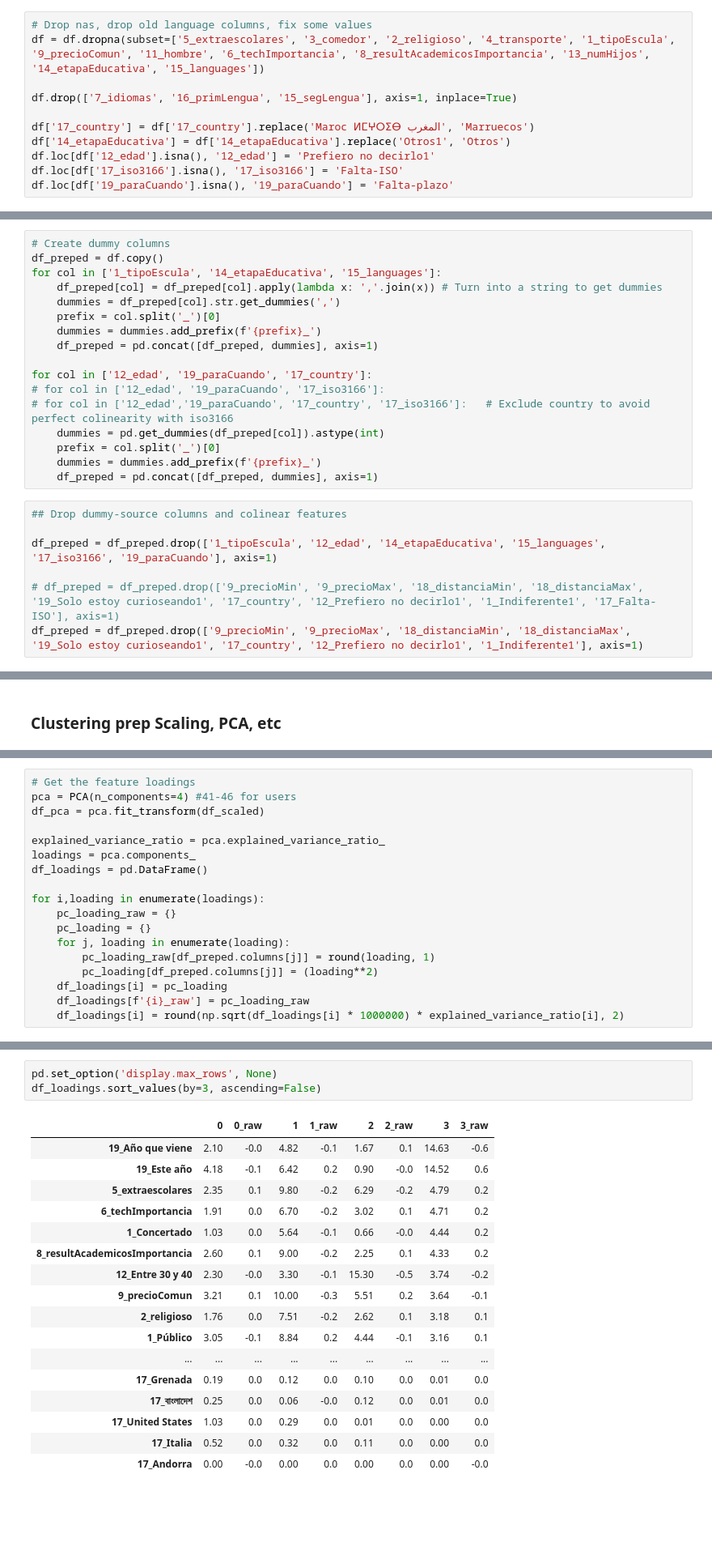
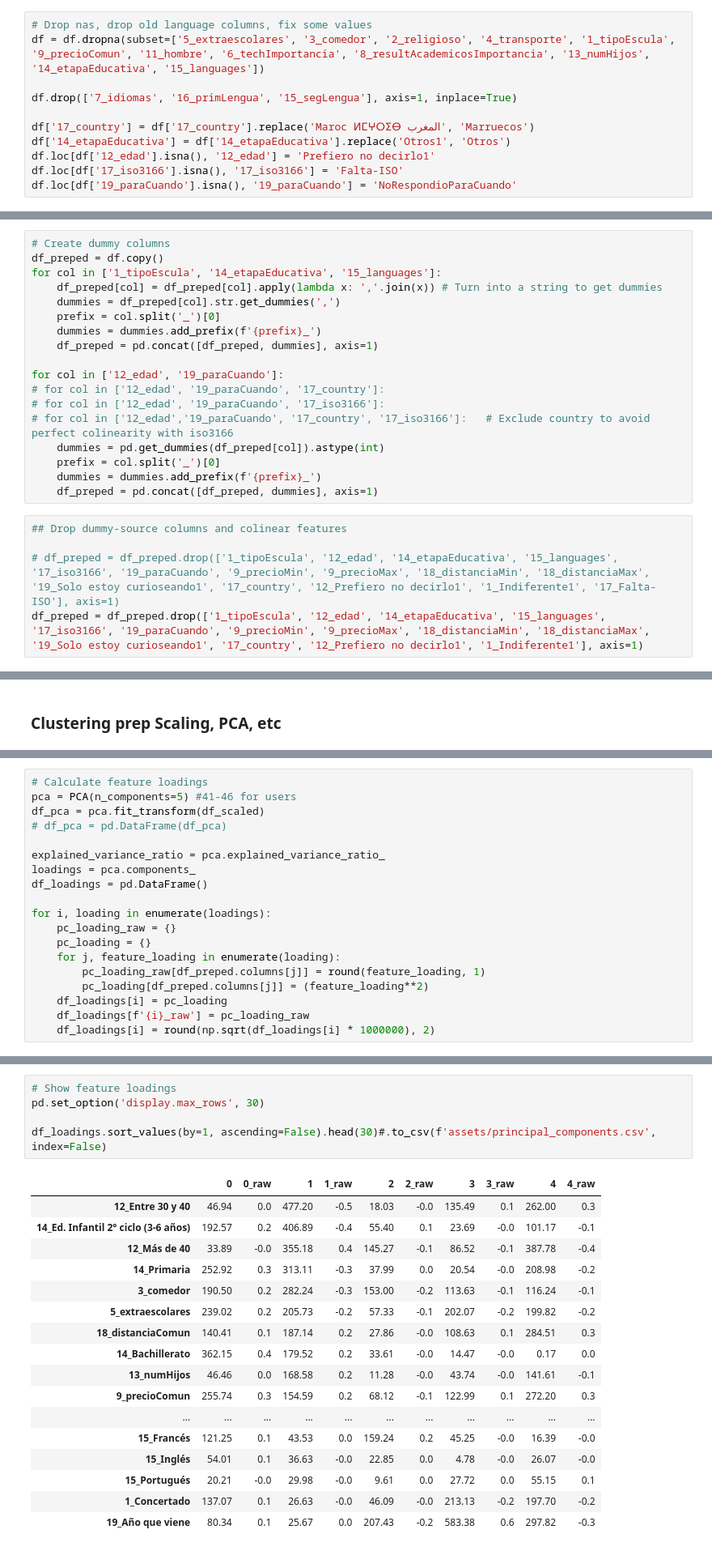
Before and after one commit to AleYepes/testing, a Jupyter notebook: micole/affinity test/clustering_analysis.ipynb, the cells around one changed output, grey strips where cells are left out. Shown: that part at 81% size. Drawn from its saved outputs; the diff is of its cells as text; blank space fills up the shorter version.

```diff
--- a/micole/affinity test/clustering_analysis.ipynb
+++ b/micole/affinity test/clustering_analysis.ipynb
@@ -62,4 +55,4 @@ df['17_country'] = df['17_country'].replace('Maroc ⵍⵎⵖⵔⵉⴱ المغر
 df['14_etapaEducativa'] = df['14_etapaEducativa'].replace('Otros1', 'Otros')
 df.loc[df['12_edad'].isna(), '12_edad'] = 'Prefiero no decirlo1'
 df.loc[df['17_iso3166'].isna(), '17_iso3166'] = 'Falta-ISO'
-df.loc[df['19_paraCuando'].isna(), '19_paraCuando'] = 'Falta-plazo'
+df.loc[df['19_paraCuando'].isna(), '19_paraCuando'] = 'NoRespondioParaCuando'
@@ -98,7 +89,8 @@ for col in ['1_tipoEscula', '14_etapaEducativa', '15_languages']:
     dummies = dummies.add_prefix(f'{prefix}_')
     df_preped = pd.concat([df_preped, dummies], axis=1)
 
-for col in ['12_edad', '19_paraCuando', '17_country']:
+for col in ['12_edad', '19_paraCuando']:
+# for col in ['12_edad', '19_paraCuando', '17_country']:
 # for col in ['12_edad', '19_paraCuando', '17_iso3166']:
 # for col in ['12_edad','19_paraCuando', '17_country', '17_iso3166']:   # Exclude country to avoid perfect colinearity with iso3166
     dummies = pd.get_dummies(df_preped[col]).astype(int)
@@ -108,10 +100,8 @@ for col in ['12_edad', '19_paraCuando', '17_country']:
 # %%
 ## Drop dummy-source columns and colinear features
 
-df_preped = df_preped.drop(['1_tipoEscula', '12_edad', '14_etapaEducativa', '15_languages', '17_iso3166', '19_paraCuando'], axis=1)
-
-# df_preped = df_preped.drop(['9_precioMin', '9_precioMax', '18_distanciaMin', '18_distanciaMax', '19_Solo estoy curioseando1', '17_country', '12_Prefiero no decirlo1', '1_Indiferente1', '17_Falta-ISO'], axis=1)
-df_preped = df_preped.drop(['9_precioMin', '9_precioMax', '18_distanciaMin', '18_distanciaMax', '19_Solo estoy curioseando1', '17_country', '12_Prefiero no decirlo1', '1_Indiferente1'], axis=1)
+# df_preped = df_preped.drop(['1_tipoEscula', '12_edad', '14_etapaEducativa', '15_languages', '17_iso3166', '19_paraCuando', '9_precioMin', '9_precioMax', '18_distanciaMin', '18_distanciaMax', '19_Solo estoy curioseando1', '17_country', '12_Prefiero no decirlo1', '1_Indiferente1', '17_Falta-ISO'], axis=1)
+df_preped = df_preped.drop(['1_tipoEscula', '12_edad', '14_etapaEducativa', '15_languages', '17_iso3166', '19_paraCuando', '9_precioMin', '9_precioMax', '18_distanciaMin', '18_distanciaMax', '19_Solo estoy curioseando1', '17_country', '12_Prefiero no decirlo1', '1_Indiferente1'], axis=1)
 # %%
 # Drop na instead of impute
 df_preped = df_preped.dropna(subset=['18_distanciaComun'])
@@ -214,18 +179,19 @@ array([4.65908402e-02, 3.97181155e-02, 3.26707447e-02, 2.45271631e-02,
 # %%
-# Get the feature loadings
-pca = PCA(n_components=4) #41-46 for users
+# Calculate feature loadings
+pca = PCA(n_components=5) #41-46 for users
 df_pca = pca.fit_transform(df_scaled)
+# df_pca = pd.DataFrame(df_pca)
 
 explained_variance_ratio = pca.explained_variance_ratio_
 loadings = pca.components_
 df_loadings = pd.DataFrame()
 
-for i,loading in enumerate(loadings):
+for i, loading in enumerate(loadings):
     pc_loading_raw = {}
     pc_loading = {}
-    for j, loading in enumerate(loading):
-        pc_loading_raw[df_preped.columns[j]] = round(loading, 1)
-        pc_loading[df_preped.columns[j]] = (loading**2)
+    for j, feature_loading in enumerate(loading):
+        pc_loading_raw[df_preped.columns[j]] = round(feature_loading, 1)
+        pc_loading[df_preped.columns[j]] = (feature_loading**2)
     df_loadings[i] = pc_loading
     df_loadings[f'{i}_raw'] = pc_loading_raw
-    df_loadings[i] = round(np.sqrt(df_loadings[i] * 1000000) * explained_variance_ratio[i], 2)
+    df_loadings[i] = round(np.sqrt(df_loadings[i] * 1000000), 2)
@@ -232,24 +249,26 @@ for i,loading in enumerate(loadings):
 # %%
-pd.set_option('display.max_rows', None)
-df_loadings.sort_values(by=3, ascending=False)
+# Show feature loadings
+pd.set_option('display.max_rows', 30)
+
+df_loadings.sort_values(by=1, ascending=False).head(30)#.to_csv(f'assets/principal_components.csv', index=False)
 # %% [output]
-|  | 0 | 0_raw | 1 | 1_raw | 2 | 2_raw | 3 | 3_raw |
-| 19_Año que viene | 2.10 | -0.0 | 4.82 | -0.1 | 1.67 | 0.1 | 14.63 | -0.6 |
-| 19_Este año | 4.18 | -0.1 | 6.42 | 0.2 | 0.90 | -0.0 | 14.52 | 0.6 |
-| 5_extraescolares | 2.35 | 0.1 | 9.80 | -0.2 | 6.29 | -0.2 | 4.79 | 0.2 |
-| 6_techImportancia | 1.91 | 0.0 | 6.70 | -0.2 | 3.02 | 0.1 | 4.71 | 0.2 |
-| 1_Concertado | 1.03 | 0.0 | 5.64 | -0.1 | 0.66 | -0.0 | 4.44 | 0.2 |
-| 8_resultAcademicosImportancia | 2.60 | 0.1 | 9.00 | -0.2 | 2.25 | 0.1 | 4.33 | 0.2 |
-| 12_Entre 30 y 40 | 2.30 | -0.0 | 3.30 | -0.1 | 15.30 | -0.5 | 3.74 | -0.2 |
-| 9_precioComun | 3.21 | 0.1 | 10.00 | -0.3 | 5.51 | 0.2 | 3.64 | -0.1 |
-| 2_religioso | 1.76 | 0.0 | 7.51 | -0.2 | 2.62 | 0.1 | 3.18 | 0.1 |
-| 1_Público | 3.05 | -0.1 | 8.84 | 0.2 | 4.44 | -0.1 | 3.16 | 0.1 |
-| ... | ... | ... | ... | ... | ... | ... | ... | ... |
-| 17_Grenada | 0.19 | 0.0 | 0.12 | 0.0 | 0.10 | 0.0 | 0.01 | 0.0 |
-| 17_বাংলাদেশ | 0.25 | 0.0 | 0.06 | -0.0 | 0.12 | 0.0 | 0.01 | 0.0 |
-| 17_United States | 1.03 | 0.0 | 0.29 | 0.0 | 0.01 | 0.0 | 0.00 | 0.0 |
-| 17_Italia | 0.52 | 0.0 | 0.32 | 0.0 | 0.11 | 0.0 | 0.00 | 0.0 |
-| 17_Andorra | 0.00 | -0.0 | 0.00 | 0.0 | 0.00 | 0.0 | 0.00 | -0.0 |
+|  | 0 | 0_raw | 1 | 1_raw | 2 | 2_raw | 3 | 3_raw | 4 | 4_raw |
+| 12_Entre 30 y 40 | 46.94 | 0.0 | 477.20 | -0.5 | 18.03 | -0.0 | 135.49 | 0.1 | 262.00 | 0.3 |
+| 14_Ed. Infantil 2° ciclo (3-6 años) | 192.57 | 0.2 | 406.89 | -0.4 | 55.40 | 0.1 | 23.69 | -0.0 | 101.17 | -0.1 |
+| 12_Más de 40 | 33.89 | -0.0 | 355.18 | 0.4 | 145.27 | -0.1 | 86.52 | -0.1 | 387.78 | -0.4 |
+| 14_Primaria | 252.92 | 0.3 | 313.11 | -0.3 | 37.99 | 0.0 | 20.54 | -0.0 | 208.98 | -0.2 |
+| 3_comedor | 190.50 | 0.2 | 282.24 | -0.3 | 153.00 | -0.2 | 113.63 | -0.1 | 116.24 | -0.1 |
+| 5_extraescolares | 239.02 | 0.2 | 205.73 | -0.2 | 57.33 | -0.1 | 202.07 | -0.2 | 199.82 | -0.2 |
+| 18_distanciaComun | 140.41 | 0.1 | 187.14 | 0.2 | 27.86 | -0.0 | 108.63 | 0.1 | 284.51 | 0.3 |
+| 14_Bachillerato | 362.15 | 0.4 | 179.52 | 0.2 | 33.61 | -0.0 | 14.47 | -0.0 | 0.17 | 0.0 |
+| 13_numHijos | 46.46 | 0.0 | 168.58 | 0.2 | 11.28 | -0.0 | 43.74 | -0.0 | 141.61 | -0.1 |
+| 9_precioComun | 255.74 | 0.3 | 154.59 | 0.2 | 68.12 | -0.1 | 122.99 | 0.1 | 272.20 | 0.3 |
+| ... | ... | ... | ... | ... | ... | ... | ... | ... | ... | ... |
+| 15_Francés | 121.25 | 0.1 | 43.53 | 0.0 | 159.24 | 0.2 | 45.25 | -0.0 | 16.39 | -0.0 |
+| 15_Inglés | 54.01 | 0.1 | 36.63 | -0.0 | 22.85 | 0.0 | 4.78 | -0.0 | 26.07 | -0.0 |
+| 15_Portugués | 20.21 | -0.0 | 29.98 | -0.0 | 9.61 | 0.0 | 27.72 | 0.0 | 55.15 | 0.1 |
+| 1_Concertado | 137.07 | 0.1 | 26.63 | -0.0 | 46.09 | -0.0 | 213.13 | -0.2 | 197.70 | -0.2 |
+| 19_Año que viene | 80.34 | 0.1 | 25.67 | 0.0 | 207.43 | -0.2 | 583.38 | 0.6 | 297.82 | -0.3 |
 # %%
 # # check cluster SSE
 # sse = []
```
Also changed, not shown: parts of 17 cells of this notebook, 11 other files.
